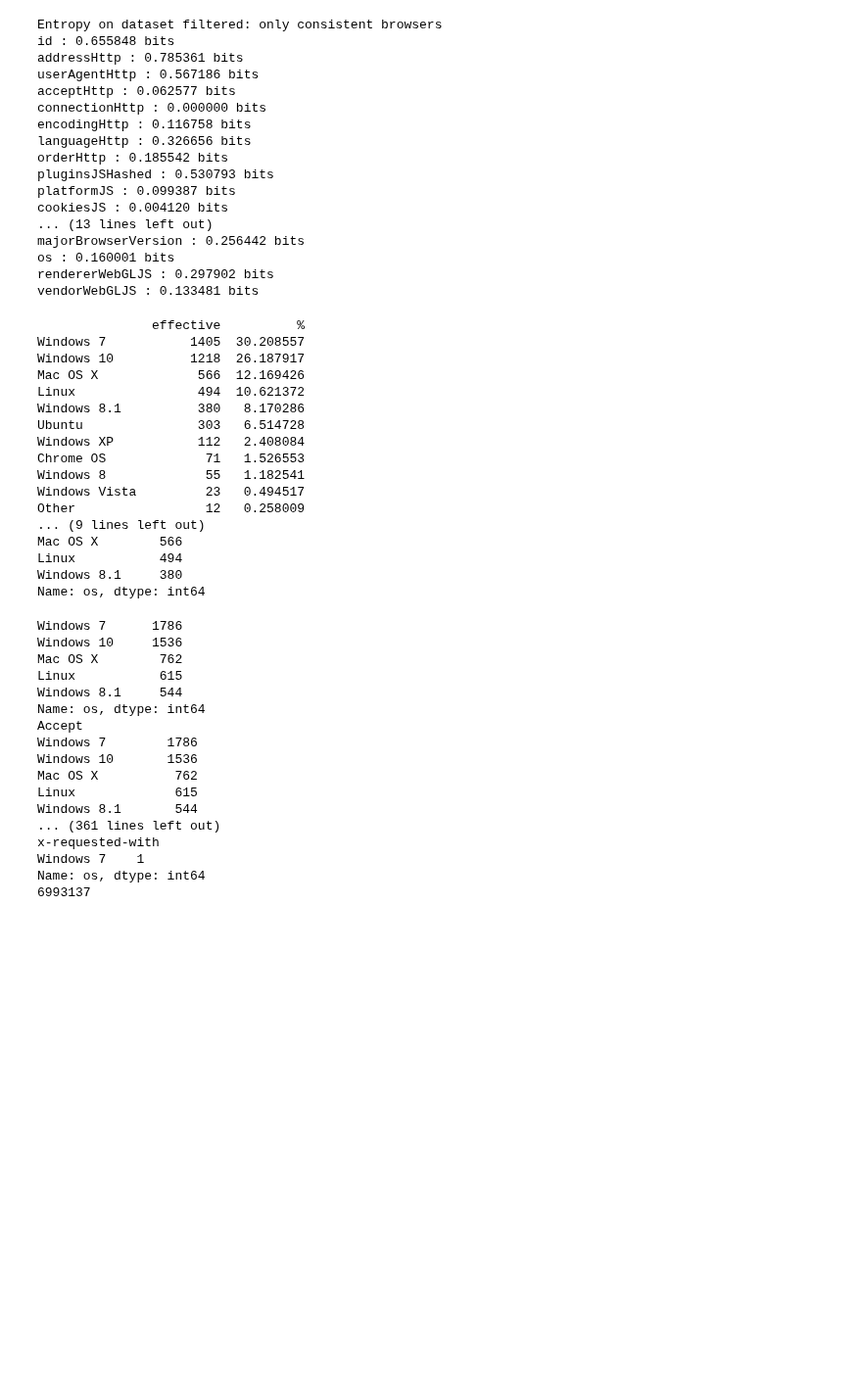
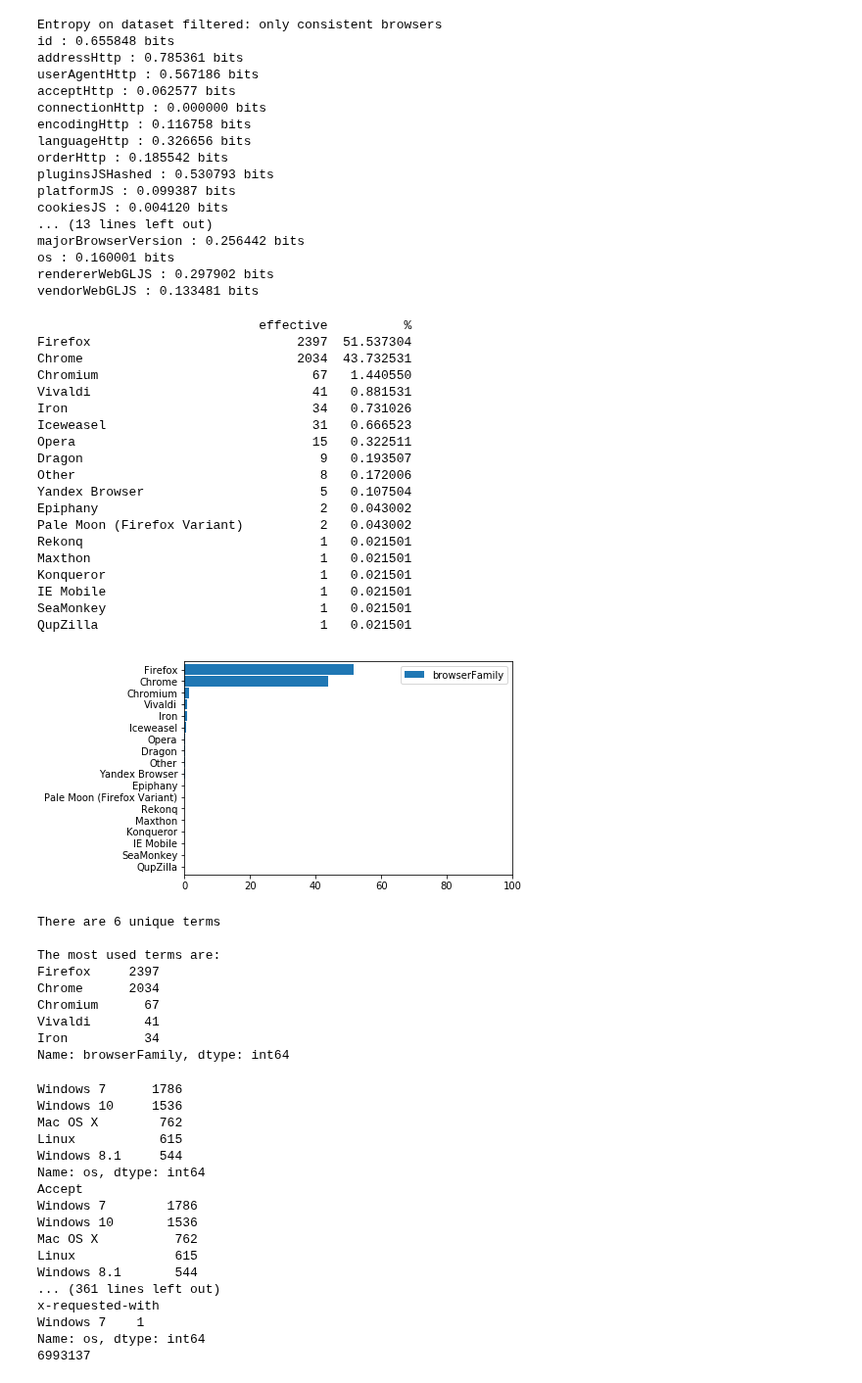
Before and after one commit to mGosset/BrowserFingerprint, a Jupyter notebook: notebooks/exploratory/analyse_empreintes.ipynb, the cells around one changed output. Shown at 98% size. Drawn from its saved outputs; the diff is of its cells as text; code cells hidden in the pictures; blank space fills up the shorter version.

```diff
--- a/notebooks/exploratory/analyse_empreintes.ipynb
+++ b/notebooks/exploratory/analyse_empreintes.ipynb
@@ -140,4 +109,0 @@ dtype: int64
-# %%
-# Principales valeurs de la plateforme
-nb = df_consistent['browserFamily'].value_counts()[:5]
-nb
@@ -403,31 +185,50 @@ def analyse_terms(df, attribute):
     tab = df_nb.join(df_nb_percent, lsuffix='_left', rsuffix='_right')
     tab.columns = ['effective', '%']
 
+
     print(tab)
     print()
+
+    df_nb_percent.plot(kind='barh', stacked=False, width=0.9)
+    plt.xlim(0, 100)
+    plt.gca().invert_yaxis()
+    plt.show()
+
     print("There are {:d} unique terms".format(len(nb[nb.values == 1])))
     print()
     print("The most used terms are: \n{}".format(nb[:5]))
 # %%
-analyse_terms(df_consistent, 'os')
+analyse_terms(df_consistent, 'browserFamily')
 # %% [output]
-               effective          %
-Windows 7           1405  30.208557
-Windows 10          1218  26.187917
-Mac OS X             566  12.169426
-Linux                494  10.621372
-Windows 8.1          380   8.170286
-Ubuntu               303   6.514728
-Windows XP           112   2.408084
-Chrome OS             71   1.526553
-Windows 8             55   1.182541
-Windows Vista         23   0.494517
-Other                 12   0.258009
-... (9 lines left out)
-Mac OS X        566
-Linux           494
-Windows 8.1     380
-Name: os, dtype: int64
+                             effective          %
+Firefox                           2397  51.537304
+Chrome                            2034  43.732531
+Chromium                            67   1.440550
+Vivaldi                             41   0.881531
+Iron                                34   0.731026
+Iceweasel                           31   0.666523
+Opera                               15   0.322511
+Dragon                               9   0.193507
+Other                                8   0.172006
+Yandex Browser                       5   0.107504
+Epiphany                             2   0.043002
+Pale Moon (Firefox Variant)          2   0.043002
+Rekonq                               1   0.021501
+Maxthon                              1   0.021501
+Konqueror                            1   0.021501
+IE Mobile                            1   0.021501
+SeaMonkey                            1   0.021501
+QupZilla                             1   0.021501
+[figure, added]
+There are 6 unique terms
+
+The most used terms are:
+Firefox     2397
+Chrome      2034
+Chromium      67
+Vivaldi       41
+Iron          34
+Name: browserFamily, dtype: int64
 # %%
 def analyze_headers_http(df, attribute, group_by_attribute, split_function):
     tmp_dataset = []
```
Also changed, not shown: parts of 36 cells of this notebook.
